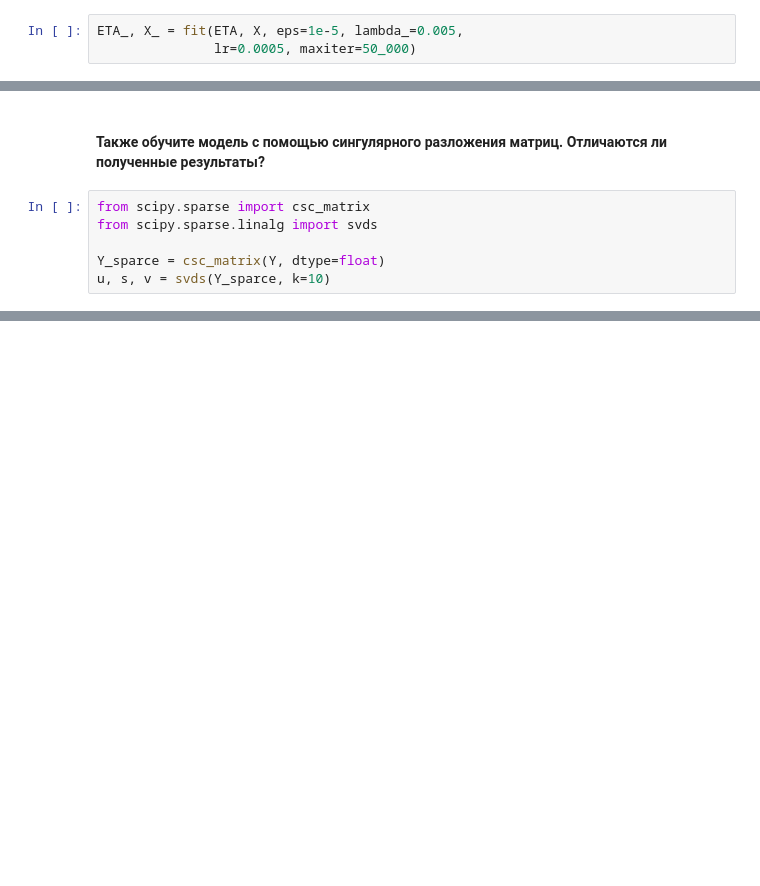
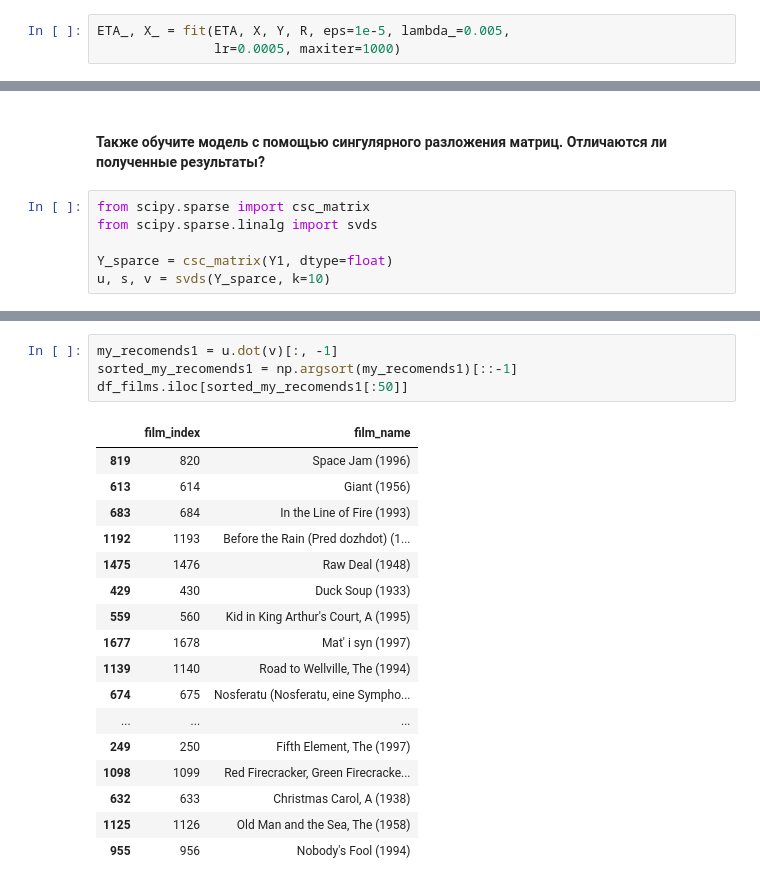
Before and after one commit to ByMyTry/MO_3sem, a Jupyter notebook: laba9/laba9.ipynb, the cells around one changed output, grey strips where cells are left out. Saved outputs shown, nothing was run; the diff lists cells and outputs as text; blank space fills up the shorter version.

```diff
--- a/laba9/laba9.ipynb
+++ b/laba9/laba9.ipynb
@@ -90,6 +90,6 @@ def fit(ETA, X, eps, lambda_, lr, maxiter):
         loss_value = new_loss_value
     return ETA, X
 # %%
-ETA_, X_ = fit(ETA, X, eps=1e-5, lambda_=0.005,
-               lr=0.0005, maxiter=50_000)
+ETA_, X_ = fit(ETA, X, Y, R, eps=1e-5, lambda_=0.005,
+               lr=0.0005, maxiter=1000)
 # %% [output]
@@ -177,7 +240,7 @@ best matches for: Toy Story (1995)
 from scipy.sparse import csc_matrix
 from scipy.sparse.linalg import svds
 
-Y_sparce = csc_matrix(Y, dtype=float)
+Y_sparce = csc_matrix(Y1, dtype=float)
 u, s, v = svds(Y_sparce, k=10)
 # %%
 get_most_similar(50, v.T)
@@ -199,0 +263,22 @@ best matches for: Toy Story (1995)
+# %%
+my_recomends1 = u.dot(v)[:, -1]
+sorted_my_recomends1 = np.argsort(my_recomends1)[::-1]
+df_films.iloc[sorted_my_recomends1[:50]]
+# %% [output]
+|  | film_index | film_name |
+| 819 | 820 | Space Jam (1996) |
+| 613 | 614 | Giant (1956) |
+| 683 | 684 | In the Line of Fire (1993) |
+| 1192 | 1193 | Before the Rain (Pred dozhdot) (1... |
+| 1475 | 1476 | Raw Deal (1948) |
+| 429 | 430 | Duck Soup (1933) |
+| 559 | 560 | Kid in King Arthur's Court, A (1995) |
+| 1677 | 1678 | Mat' i syn (1997) |
+| 1139 | 1140 | Road to Wellville, The (1994) |
+| 674 | 675 | Nosferatu (Nosferatu, eine Sympho... |
+| ... | ... | ... |
+| 249 | 250 | Fifth Element, The (1997) |
+| 1098 | 1099 | Red Firecracker, Green Firecracke... |
+| 632 | 633 | Christmas Carol, A (1938) |
+| 1125 | 1126 | Old Man and the Sea, The (1958) |
+| 955 | 956 | Nobody's Fool (1994) |
```
Also changed, not shown: parts of 15 cells of this notebook.
